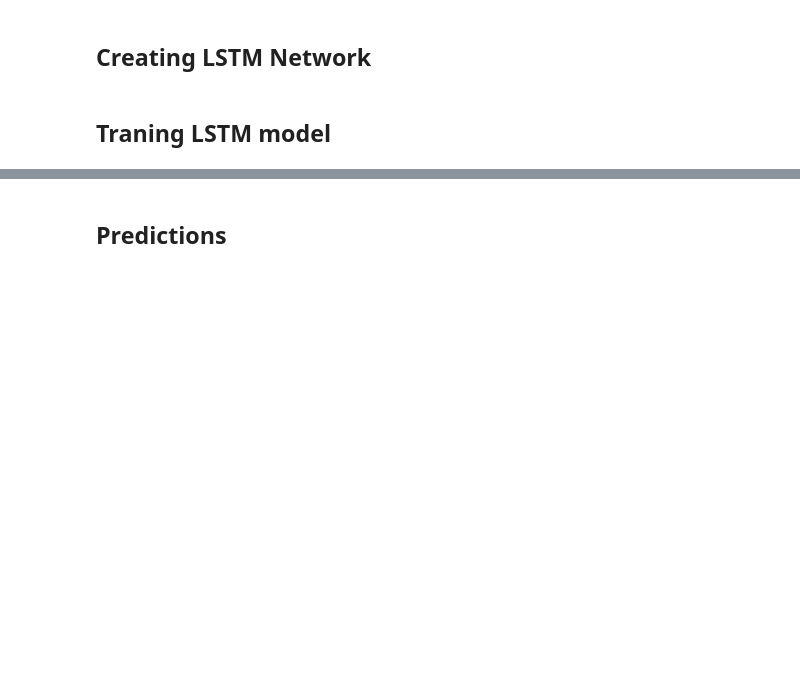
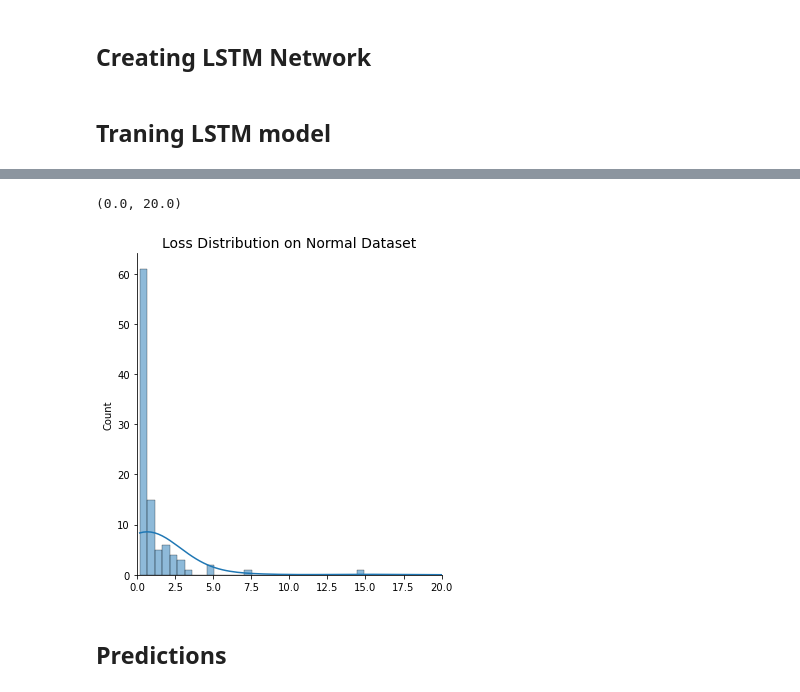
Before and after one commit to brijow/foobar-gamestop, a Jupyter notebook: notebooks/training-prediction.ipynb, the cells around one changed output, grey strips where cells are left out. Saved outputs shown, nothing was run; the diff lists cells and outputs as text; code cells hidden in the pictures; blank space fills up the shorter version.

```diff
--- a/notebooks/training-prediction.ipynb
+++ b/notebooks/training-prediction.ipynb
@@ -73,7 +100,7 @@ feature_set_eng = [
     "closeprice"
 ]
 
-feature_label_cols = feature_set_eng
+feature_label_cols = feature_set_wide
 feature_cols = feature_label_cols[:-1]
 label_cols = feature_label_cols[-1]
 # %%
@@ -158,11 +188,13 @@ x_val, _ = val_seq
 train_batch_size = int(len(x_train)*0.5)
 val_batch_size = int(len(x_val)*1)
 
-train_batches = create_batch_set(train_seq, batch_size=200)
-val_batches = create_batch_set(val_seq, batch_size=2)
+train_batches = create_batch_set(train_seq, batch_size=300)
+val_batches = create_batch_set(val_seq, batch_size=100)
 
 target_seq, _ = generate_window(target_set, label_test, train_window, prediction_horizon)
 gamestop_seq, _ = generate_window(gamestop_set, label_all, train_window, prediction_horizon)
 
 datetime_target = test_datetime_list[train_window+prediction_horizon:]
 datetime_gamestop = gamestop_datetime_list[train_window+prediction_horizon:]
+
+x_train.shape
@@ -274,4 +308,4 @@ print(device)
 model = LSTM(input_size=num_features, seq_length=train_window)
 model.to(device)
 
-model, train_losses, val_losses = train_model(model, device, train_batches, val_batches, num_epochs=120)
+model, train_losses, val_losses = train_model(model, device, train_batches, val_batches, num_epochs=100)
@@ -287,3 +337,16 @@ plt.xlim([0.0, 5.0])
+# %%
+# fig_dims = (16, 9)
+# fig, ax = plt.subplots(figsize=fig_dims)
+sns_plot = sns.displot(train_losses, bins=100, kde=True)
+plt.title("Loss Distribution on Normal Dataset", fontsize=14)
+plt.xlim([0, 20])
+
+# if not os.path.isdir('figures'):
+#     os.mkdir('figures')
+# sns_plot.savefig("figures/train-loss-dist.pdf",dpi=300, bbox_inches='tight')
+# %% [output]
+(0.0, 20.0)
+[figure, added]
 # %% [markdown]
 ## Predictions
 # %%
```
Also changed, not shown: parts of 13 cells of this notebook, 7 other files.
